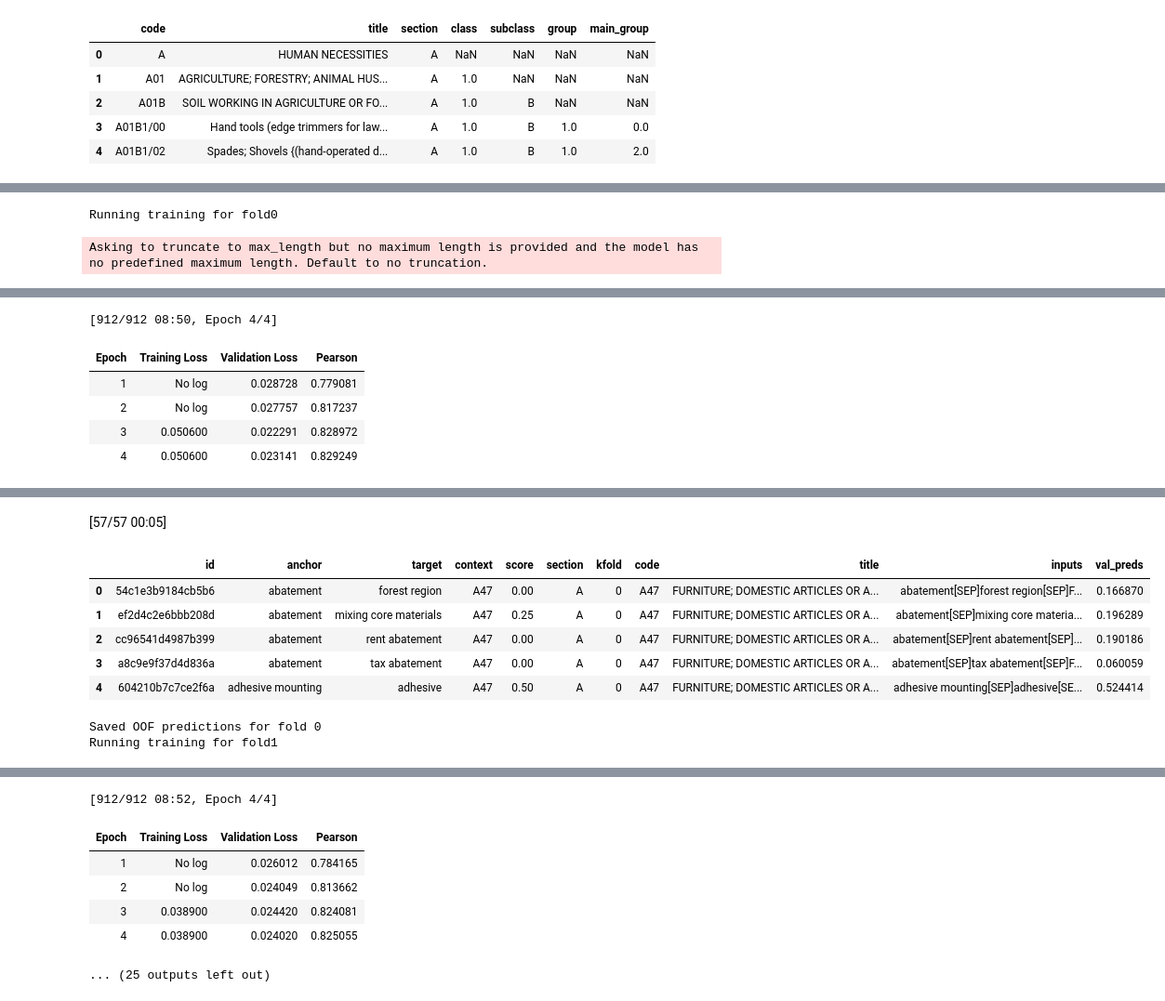
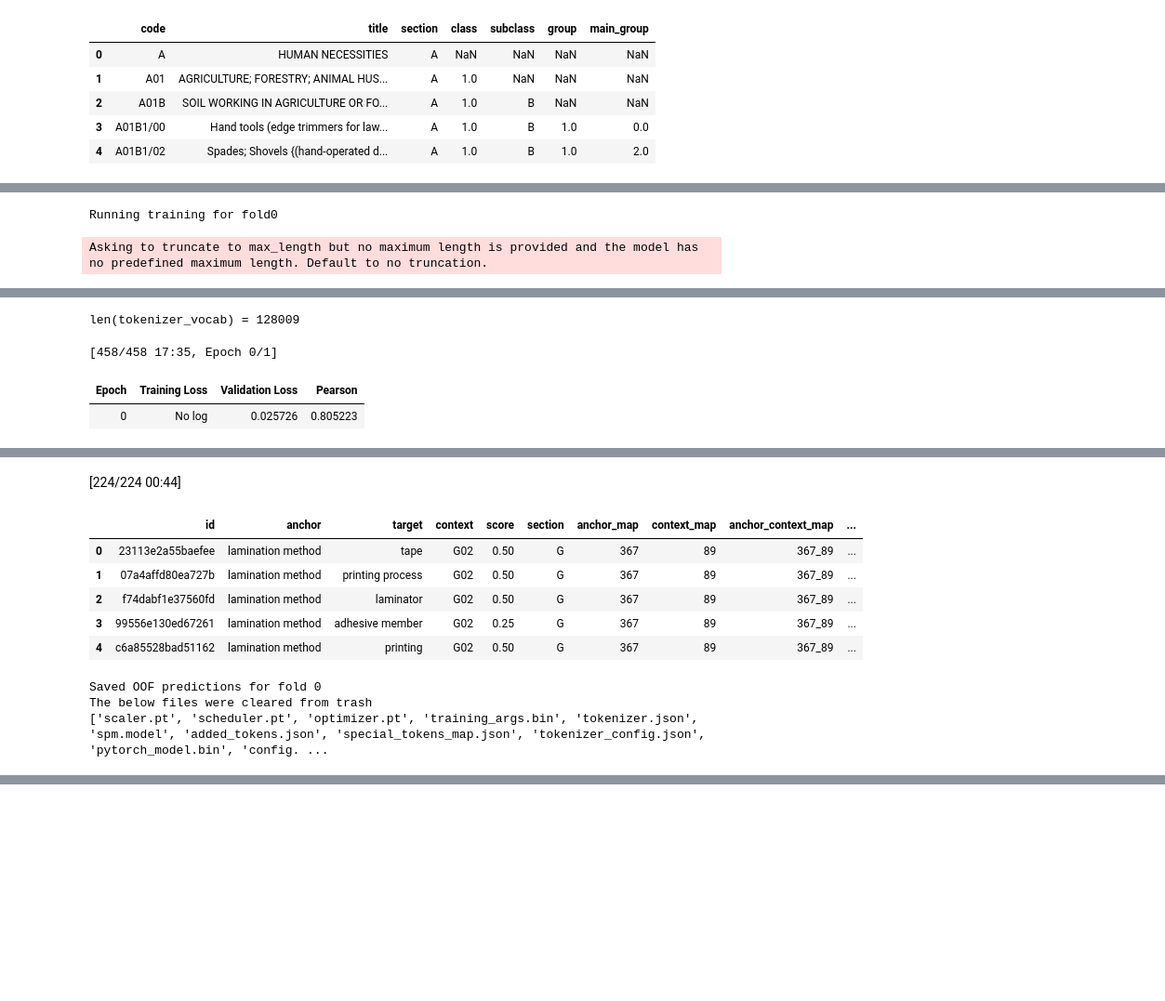
Before and after one commit to bk-anupam/KaggleChallenges, a Jupyter notebook: NLP/PatentPhraseMatching/USPPPM_train_hf.ipynb, the cells around one changed output, grey strips where cells are left out. Shown at 93% size. Drawn from its saved outputs; the diff is of its cells as text; code cells hidden in the pictures; blank space fills up the shorter version.

```diff
--- a/NLP/PatentPhraseMatching/USPPPM_train_hf.ipynb
+++ b/NLP/PatentPhraseMatching/USPPPM_train_hf.ipynb
@@ -242,0 +265,7 @@ sep = tokenizer.sep_token
+# %%
+df_train['sectok'] = '[' + df_train.section + ']'
+sectoks = list(df_train.sectok.unique())
+# sep = '[s]'
+# sectoks.append(sep)
+print(f"Additional special tokens: {sectoks}")
+tokenizer.add_special_tokens({'additional_special_tokens': sectoks})
@@ -242,0 +275,5 @@ sep = tokenizer.sep_token
+# %%
+sep = " " + tokenizer.sep_token + " "
+df_train["inputs"] = df_train.sectok + sep + df_train.anchor + sep + df_train.target + sep + df_train.title + sep + df_train.anchor_context_targets
+df_train["inputs"] = df_train["inputs"].apply(lambda x: x.lower())
+df_train.head()
@@ -243,3 +287,4 @@ sep = tokenizer.sep_token
 # %%
-df_train["inputs"] = df_train.anchor + sep + df_train.target + sep + df_train.title
-df_train.head()
+# sep = tokenizer.sep_token
+# df_train["inputs"] = df_train.sectok + sep + df_train.anchor + sep + df_train.target + sep + df_train.title
+# df_train.head()
@@ -297,25 +352,16 @@ def get_oof_preds(trainer, ds_val, df_val_fold):
 # %%
+import gc
+
 df_val_preds = pd.DataFrame()
+tok_vocab = tokenizer.get_vocab()
 for fold in range(Config.NUM_FOLDS):
     fold_str = f"fold{fold}"
     print(f"Running training for {fold_str}")
     df_train_fold, df_val_fold, ds_train, ds_val = get_fold_dls(fold, df_train)
-    training_args = TrainingArguments(
-        output_dir=Config.OUT_DIR + fold_str,
-        evaluation_strategy="epoch",
-        save_strategy='epoch',
-        num_train_epochs=Config.NUM_EPOCHS,
-        per_device_train_batch_size=Config.BATCH_SIZE,
-        per_device_eval_batch_size=Config.BATCH_SIZE,
-        warmup_ratio=TrainingArgs.warmup_ratio,
-        weight_decay=TrainingArgs.weight_decay,
-        learning_rate=TrainingArgs.learning_rate,
-        gradient_accumulation_steps=TrainingArgs.gradient_accumulation_steps,
-        fp16=TrainingArgs.fp16,
-        lr_scheduler_type=TrainingArgs.lr_scheduler_type,
-        save_total_limit=TrainingArgs.save_total_limit
-    )
+    training_args = get_training_args(fold_str)
     model = AutoModelForSequenceClassification.from_pretrained(Config.TRANSFORMER_CHECKPOINT, num_labels=Config.NUM_LABELS)
+    print(f"len(tokenizer_vocab) = {len(tok_vocab)}")
+    model.resize_token_embeddings(len(tok_vocab))
     trainer = Trainer(
         model=model,                         # the instantiated Transformers model to be trained
         args=training_args,                  # training arguments, defined above
@@ -326,18 +372,26 @@ for fold in range(Config.NUM_FOLDS):
         tokenizer=tokenizer
     )
     trainer.train()
+    trainer.save_model(Config.OUT_DIR + fold_str)
     df_val_fold = get_oof_preds(trainer, ds_val, df_val_fold)
     display(df_val_fold.head())
     df_val_preds = pd.concat([df_val_preds, df_val_fold], axis=0)
     # export the oof predictions to csv for later use in stacking
     if Config.RUNTIME != "KAGGLE":
-        df_val_preds.to_csv(Config.DATA_PATH + "df_train_oof_preds.csv")
+        df_val_fold.to_csv(Config.VAL_PREDS_PATH + f"df_train_oof_preds_{Config.MODEL_NAME}_{fold_str}.csv")
     else:
         df_val_preds.to_csv("/kaggle/working/df_train_oof_preds.csv")
     print(f"Saved OOF predictions for fold {fold}")
     del model, trainer
+    gc.collect()
+    torch.cuda.empty_cache()
+    # Empty the trash to clear gdrive disk space
+    empty_gdrive_trash()
     if not Config.RUN_ALL_FOLDS:
         break
+
+if Config.RUN_ALL_FOLDS:
+    df_val_preds.to_csv(Config.VAL_PREDS_PATH + f"df_train_oof_preds_{Config.MODEL_NAME}.csv")
 # %% [output]
 Running training for fold0
 Asking to truncate to max_length but no maximum length is provided and the model has no predefined maximum length. Default to no truncation.
@@ -361,6 +403,4 @@ Model config DebertaV2Config {
-[912/912 08:50, Epoch 4/4]
+len(tokenizer_vocab) = 128009
+[458/458 17:35, Epoch 0/1]
 | Epoch | Training Loss | Validation Loss | Pearson |
-| 1 | No log | 0.028728 | 0.779081 |
-| 2 | No log | 0.027757 | 0.817237 |
-| 3 | 0.050600 | 0.022291 | 0.828972 |
-| 4 | 0.050600 | 0.023141 | 0.829249 |
+| 0 | No log | 0.025726 | 0.805223 |
@@ -384,9 +407,10 @@ added tokens file saved in /content/gdrive/MyDrive/Kaggle/NLP/PatentPhraseMatchi
-[57/57 00:05]
+[224/224 00:44]
-|  | id | anchor | target | context | score | section | kfold | code | title | inputs | val_preds |
-| 0 | 54c1e3b9184cb5b6 | abatement | forest region | A47 | 0.00 | A | 0 | A47 | FURNITURE; DOMESTIC ARTICLES OR A... | abatement[SEP]forest region[SEP]F... | 0.166870 |
-| 1 | ef2d4c2e6bbb208d | abatement | mixing core materials | A47 | 0.25 | A | 0 | A47 | FURNITURE; DOMESTIC ARTICLES OR A... | abatement[SEP]mixing core materia... | 0.196289 |
-| 2 | cc96541d4987b399 | abatement | rent abatement | A47 | 0.00 | A | 0 | A47 | FURNITURE; DOMESTIC ARTICLES OR A... | abatement[SEP]rent abatement[SEP]... | 0.190186 |
-| 3 | a8c9e9f37d4d836a | abatement | tax abatement | A47 | 0.00 | A | 0 | A47 | FURNITURE; DOMESTIC ARTICLES OR A... | abatement[SEP]tax abatement[SEP]F... | 0.060059 |
-| 4 | 604210b7c7ce2f6a | adhesive mounting | adhesive | A47 | 0.50 | A | 0 | A47 | FURNITURE; DOMESTIC ARTICLES OR A... | adhesive mounting[SEP]adhesive[SE... | 0.524414 |
+|  | id | anchor | target | context | score | section | anchor_map | context_map | anchor_context_map | ... |
+| 0 | 23113e2a55baefee | lamination method | tape | G02 | 0.50 | G | 367 | 89 | 367_89 | ... |
+| 1 | 07a4affd80ea727b | lamination method | printing process | G02 | 0.50 | G | 367 | 89 | 367_89 | ... |
+| 2 | f74dabf1e37560fd | lamination method | laminator | G02 | 0.50 | G | 367 | 89 | 367_89 | ... |
+| 3 | 99556e130ed67261 | lamination method | adhesive member | G02 | 0.25 | G | 367 | 89 | 367_89 | ... |
+| 4 | c6a85528bad51162 | lamination method | printing | G02 | 0.50 | G | 367 | 89 | 367_89 | ... |
 Saved OOF predictions for fold 0
-Running training for fold1
+The below files were cleared from trash
+['scaler.pt', 'scheduler.pt', 'optimizer.pt', 'training_args.bin', 'tokenizer.json', 'spm.model', 'added_tokens.json', 'special_tokens_map.json', 'tokenizer_config.json', 'pytorch_model.bin', 'config. ...
@@ -410,10 +417,3 @@ Model config DebertaV2Config {
-[912/912 08:52, Epoch 4/4]
-| Epoch | Training Loss | Validation Loss | Pearson |
-| 1 | No log | 0.026012 | 0.784165 |
-| 2 | No log | 0.024049 | 0.813662 |
-| 3 | 0.038900 | 0.024420 | 0.824081 |
-| 4 | 0.038900 | 0.024020 | 0.825055 |
-... (25 outputs left out)
 # %%
 # Calculate the CV score
 predictions = df_val_preds['val_preds'].values
```
Also changed, not shown: parts of 36 cells of this notebook, 1 other file.
